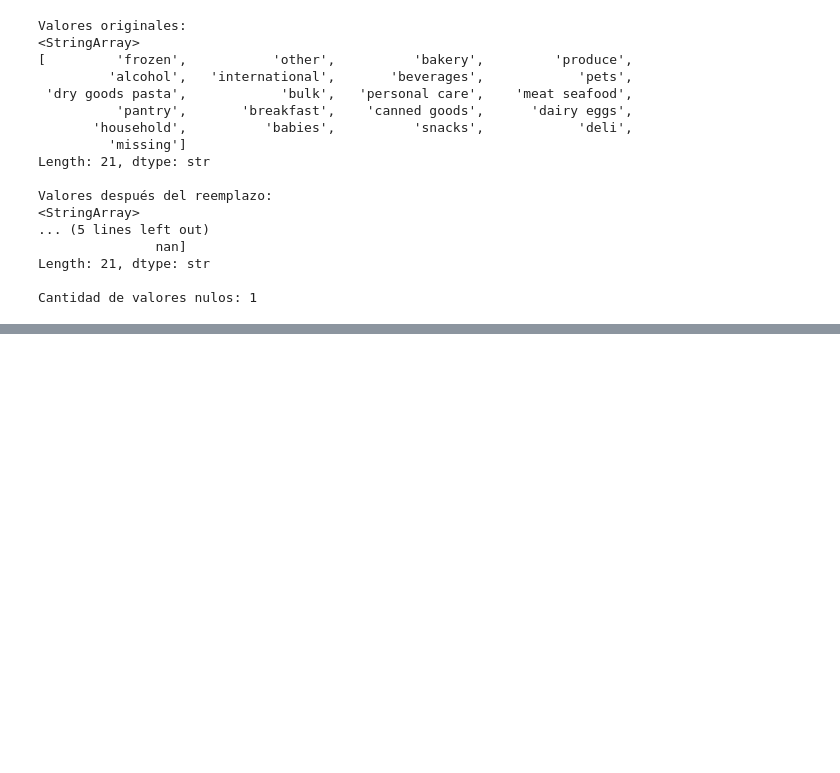
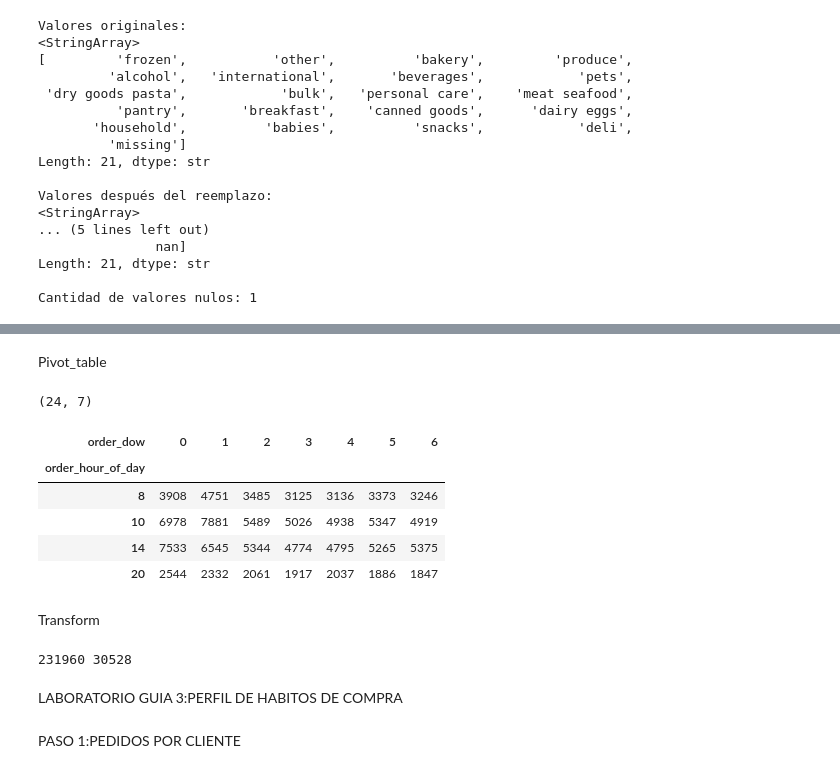
Before and after one commit to sjuandasat05-sudo/instacart-analisis, a Jupyter notebook: notebooks/pandas_labs.ipynb, the cells around one changed output, grey strips where cells are left out. Cells and saved outputs as stored; diff of their text form; code cells hidden in the pictures; blank space fills up the shorter version.

```diff
--- a/notebooks/pandas_labs.ipynb
+++ b/notebooks/pandas_labs.ipynb
@@ -450,0 +523,28 @@ Cantidad de valores nulos: 1
+# %% [markdown]
+Pivot_table
+# %%
+matriz = orders.pivot_table(index='order_hour_of_day', columns='order_dow',
+                            values='order_id', aggfunc='count')
+print(matriz.shape)
+matriz.loc[[8, 10, 14, 20]]
+# %% [output]
+(24, 7)
+| order_dow | 0 | 1 | 2 | 3 | 4 | 5 | 6 |
+| order_hour_of_day |  |  |  |  |  |  |  |
+| 8 | 3908 | 4751 | 3485 | 3125 | 3136 | 3373 | 3246 |
+| 10 | 6978 | 7881 | 5489 | 5026 | 4938 | 5347 | 4919 |
+| 14 | 7533 | 6545 | 5344 | 4774 | 4795 | 5265 | 5375 |
+| 20 | 2544 | 2332 | 2061 | 1917 | 2037 | 1886 | 1847 |
+# %% [markdown]
+Transform
+# %%
+orders['pedidos_cliente'] = orders.groupby('user_id')['order_id'].transform('count')
+frecuentes = orders[orders['pedidos_cliente'] >= 5]
+print(len(frecuentes), frecuentes['user_id'].nunique())
+orders = orders.drop(columns='pedidos_cliente')
+# %% [output]
+231960 30528
+# %% [markdown]
+LABORATORIO GUIA 3:PERFIL DE HABITOS DE COMPRA
+# %% [markdown]
+PASO 1:PEDIDOS POR CLIENTE
```
Also changed, not shown: parts of 41 cells of this notebook, 1 other file.
